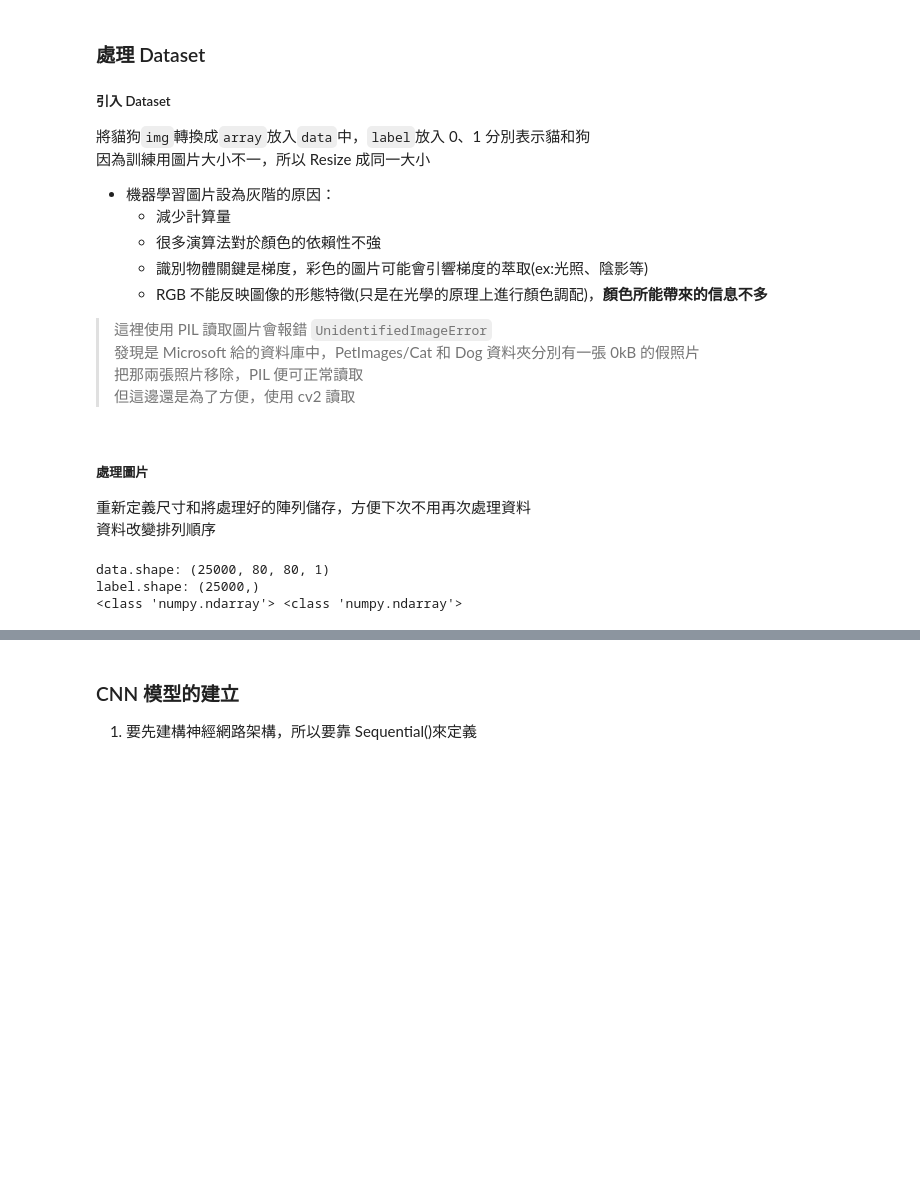
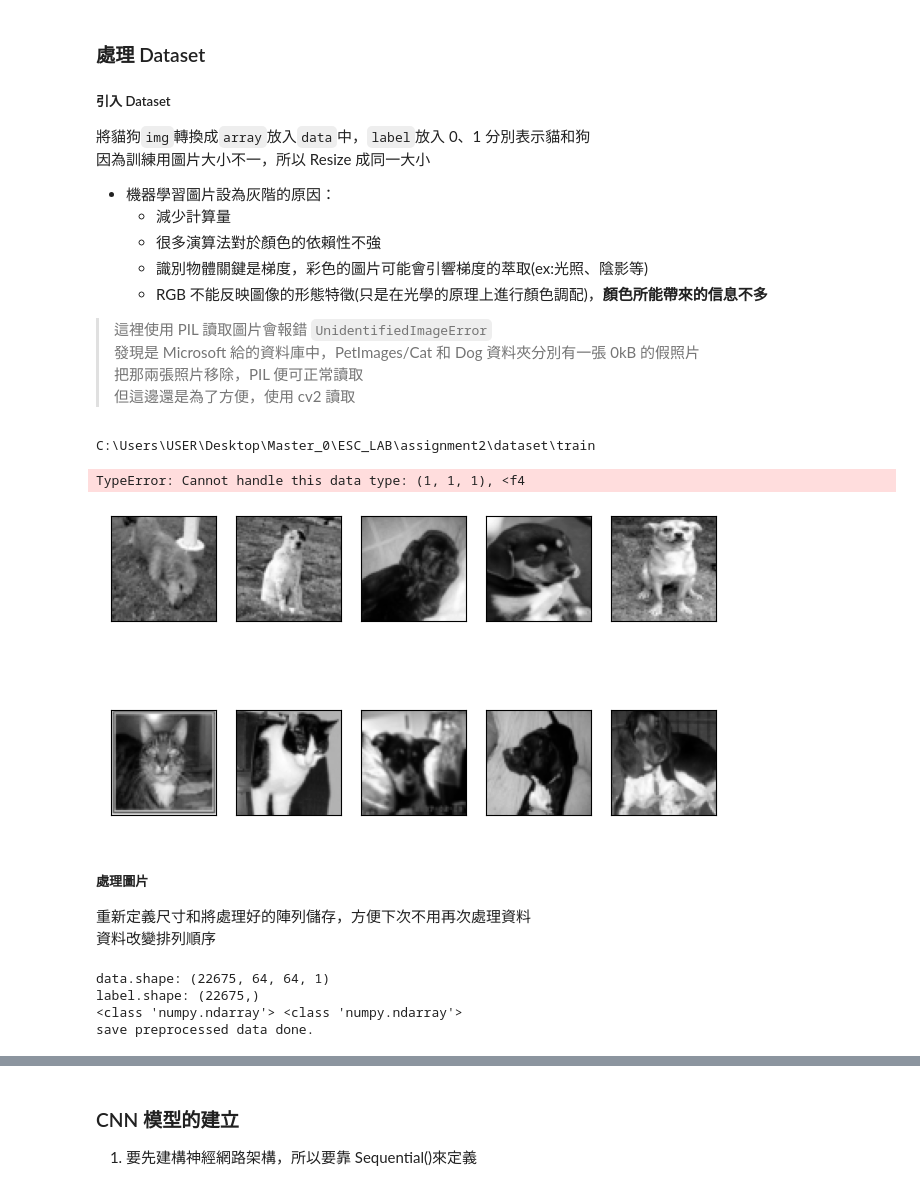
Before and after one commit to judy8889107/ESA_summer_homework, a Jupyter notebook: assignment2/src/cnn_model.ipynb, the cells around one changed output, grey strips where cells are left out. Cells and saved outputs as stored; diff of their text form; code cells hidden in the pictures; blank space fills up the shorter version.

```diff
--- a/assignment2/src/cnn_model.ipynb
+++ b/assignment2/src/cnn_model.ipynb
@@ -35,10 +35,13 @@ from tensorflow.keras.layers import Dense, Flatten, Dropout, Activation, Conv2D,
 > 但這邊還是為了方便，使用 cv2 讀取
 # %%
 import os
+import glob
+import numpy as np
+from PIL import Image
 
-train_dir = os.path.join(constant.DATASET_DIR, "train")
+train_dir = os.path.join(constant.DATASET_DIR, 'train')
 dict_lables = {"cat": 0, "dog": 1}
-size = (80, 80)
+size = (64, 64)
 data = []
 label = []
 
@@ -47,13 +50,36 @@ def create_test_data(path):
     for p in os.listdir(path):
         category = p.split(".")[0]
         category = dict_lables[category]
-        img = cv2.imread(os.path.join(path, p), cv2.IMREAD_GRAYSCALE)  # 圖片轉為灰階
-        img_arr = cv2.resize(img, dsize=size)  # 將圖片Resize
-        data.append(img_arr)
+        img = load_img(os.path.join(path, p), color_mode="grayscale")  # 圖片灰階
+        img = img.resize(size, Image.BILINEAR)
+        x = img_to_array(img)
+        data.append(x)
         label.append(category)
 
 
+print(train_dir)
 create_test_data(train_dir)
+data = np.array(data)
+label = np.array(label)
+# %% [output]
+C:\Users\USER\Desktop\Master_0\ESC_LAB\assignment2\dataset\train
+TypeError: Cannot handle this data type: (1, 1, 1), <f4
+# %%
+# 顯示部分處理後的圖片
+import random
+
+fig = plt.figure()
+
+for i in range(1, 11):
+    plt.subplot(2, 5, i)
+    im = array_to_img(data[random.randint(0, data.shape[0])])
+    plt.imshow(im, cmap='gray')
+    plt.xticks([])
+    plt.yticks([])
+plt.tight_layout()
+plt.show()
+# %% [output]
+[figure, added]
 # %% [markdown]
 ##### 處理圖片
 
@@ -62,12 +88,13 @@ create_test_data(train_dir)
 # %%
 import random
 
-data = np.array(data).reshape(-1, 80, 80, 1)
+data = np.array(data).reshape(-1, 64, 64, 1)  #轉data變成只有一列，但是行數未知[[], []...]]
 label = np.array(label)
 print("data.shape: {}\nlabel.shape: {}".format(data.shape, label.shape))
 print(type(data), type(label))
 
-# Normalize Data
+# Normalize Data(資料正規化)
+# 我們在進行影像辨識時，我們在進行圖像預處理時，也會習慣將像素值縮放到[0,1]之間(即除以255)
 data = data / 255.0
 
 #資料重新排序(洗牌)
@@ -78,12 +105,17 @@ data, label = zip(*temp)
 data = np.array(data)
 label = np.array(label)
 
+# print(data)
+# print(label)
+
 # Save array in .npy file in data folder
 np.save(os.path.join(constant.DATA_DIR, 'preprocessed_data'), data)
 np.save(os.path.join(constant.DATA_DIR, 'preprocessed_label'), label)
+print('save preprocessed data done.')
 # %% [output]
-data.shape: (25000, 80, 80, 1)
-label.shape: (25000,)
+data.shape: (22675, 64, 64, 1)
+label.shape: (22675,)
 <class 'numpy.ndarray'> <class 'numpy.ndarray'>
+save preprocessed data done.
 # %% [markdown]
 #### 切割資料集
```
Also changed, not shown: parts of 9 cells of this notebook, 11 other files.
